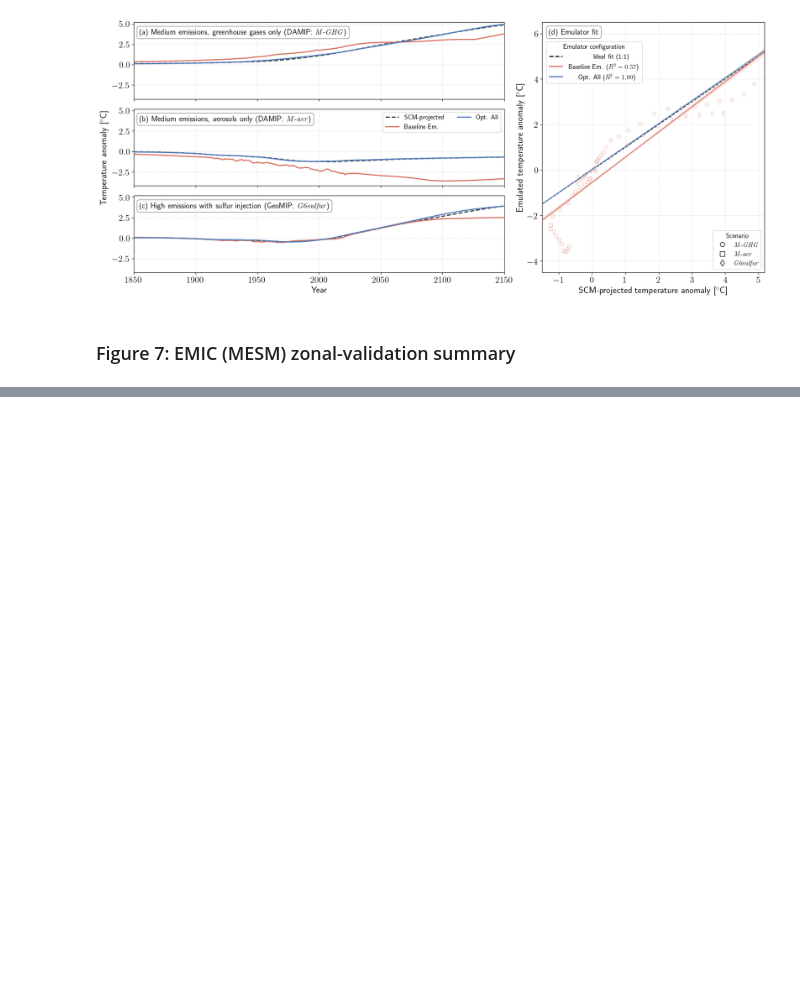
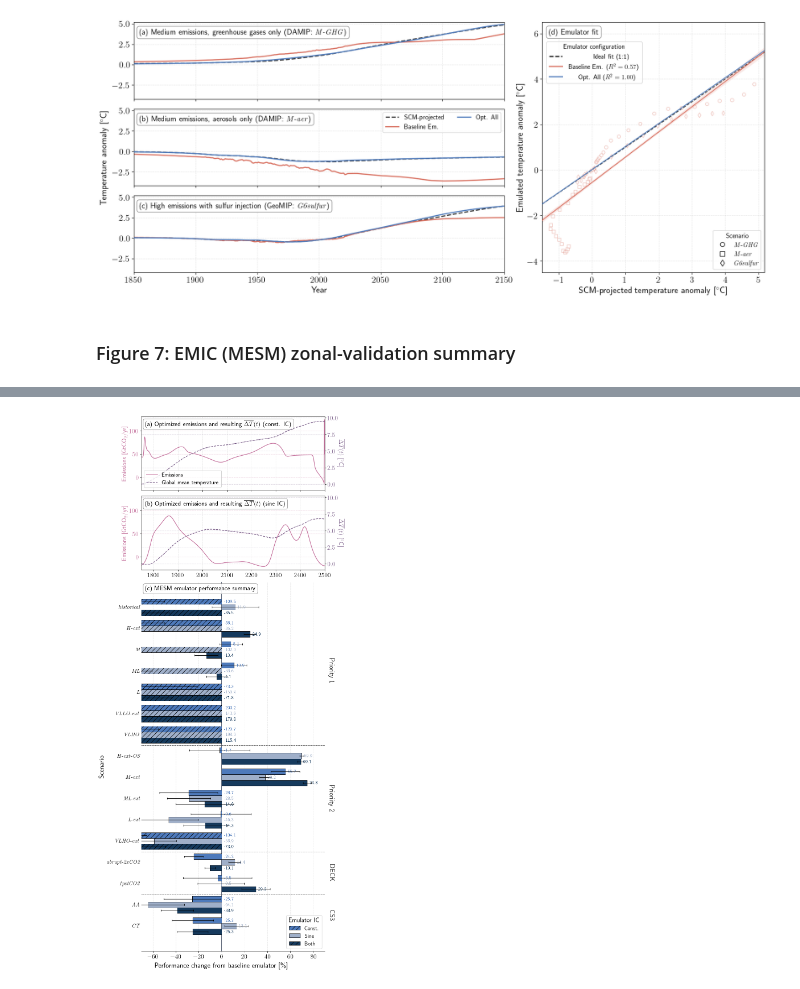
Before and after one commit to cbwomack/Emulator_Training_Data, a Jupyter notebook: 5a_paper_plots.ipynb, the cells around one changed output, grey strips where cells are left out. Drawn from its saved outputs; the diff is of its cells as text; code cells hidden in the pictures; blank space fills up the shorter version.

Commit message:
Revisions: added uv support; first draft of MESM revisions

```diff
--- a/5a_paper_plots.ipynb
+++ b/5a_paper_plots.ipynb
@@ -248,0 +260,19 @@ utils_plotting.plot_scenario_difference_bars2(**fig7_data, save=False, figname='
+# %%
+import pickle
+
+with open('data/SI_results/seed_uncertainty/fig7_seed_spread_co2_only_MESM.pkl', 'rb') as f:
+    _seed_spread_MESM = pickle.load(f)
+
+_seed_baseline_MESM = [_seed_spread_MESM[s]['baseline'] for s in sorted(_seed_spread_MESM)]
+_seed_optimal_constant = [_seed_spread_MESM[s]['optimal_constant'] for s in sorted(_seed_spread_MESM)]
+_seed_optimal_sine = [_seed_spread_MESM[s]['optimal_sine'] for s in sorted(_seed_spread_MESM)]
+_seed_optimal_both = [_seed_spread_MESM[s]['optimal_both'] for s in sorted(_seed_spread_MESM)]
+
+fig7_data = utils_inverse.load_fig7_emic_data()
+utils_plotting.plot_scenario_difference_bars2(
+    **fig7_data, save=False, figname='fig07_emic_summary',
+    seed_baseline_results=_seed_baseline_MESM,
+    seed_optimized_results_list=[_seed_optimal_constant, _seed_optimal_sine, _seed_optimal_both],
+)
+# %% [output]
+[figure, added]
```
Also changed, not shown: parts of 3 cells of this notebook, 15 other files.
